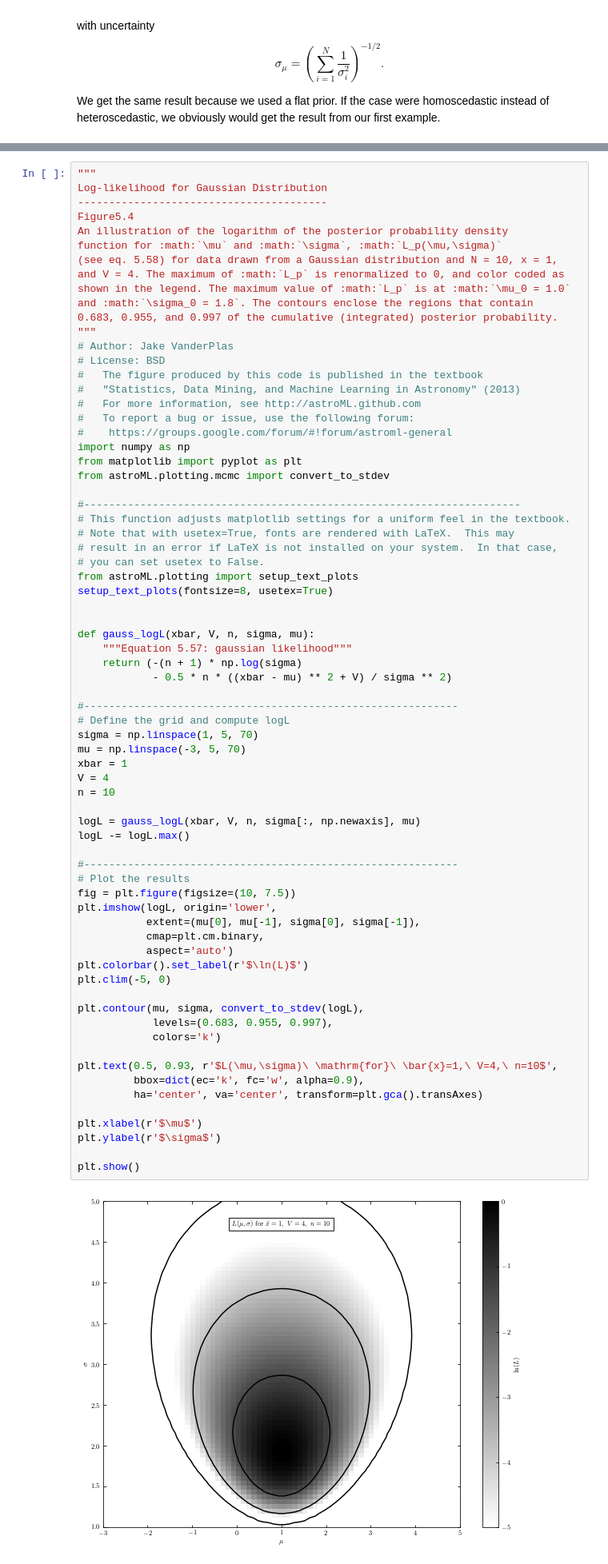
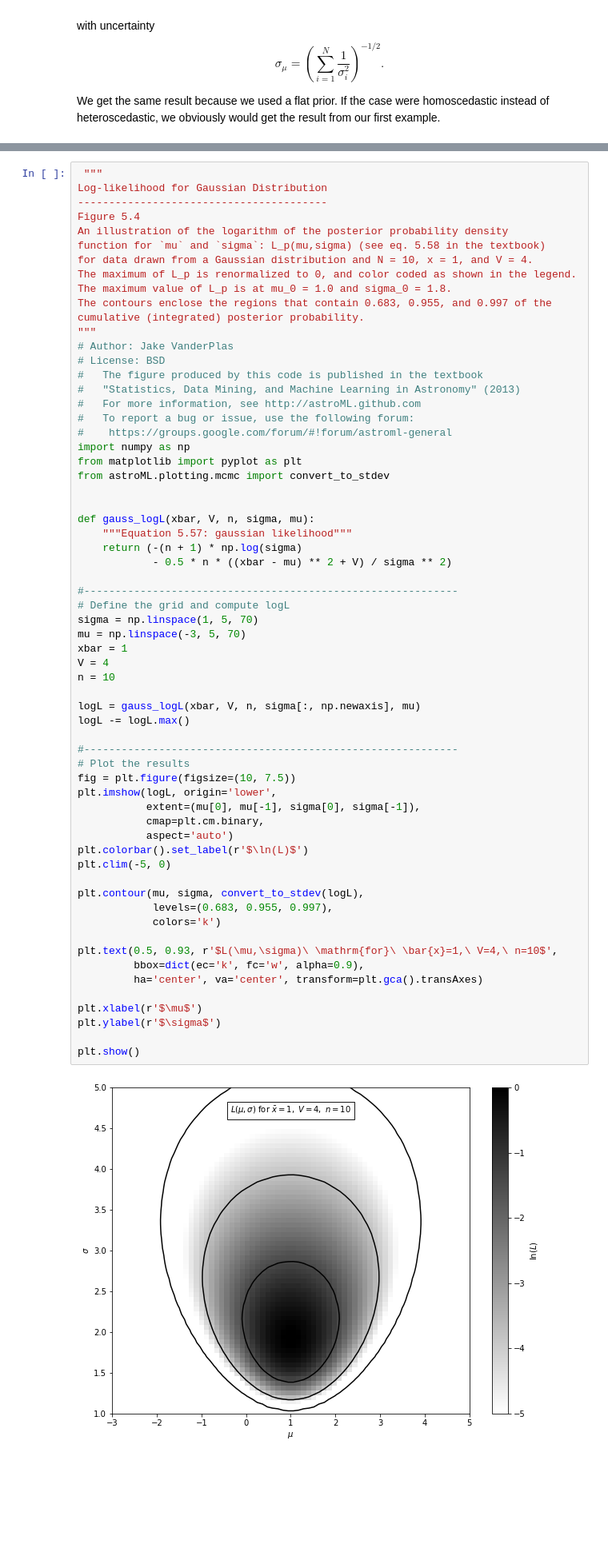
Before and after one commit to VaticanObsSummerSchool2023/lectures, a Jupyter notebook: IvezicJune23.ipynb, the cells around one changed output, grey strips where cells are left out. Shown at 80% size. Drawn from its saved outputs; the diff is of its cells as text; blank space fills up the shorter version.

```diff
--- a/IvezicJune23.ipynb
+++ b/IvezicJune23.ipynb
@@ -484,15 +492,15 @@ Load and execute the next cell to visualize the posterior pdf for the case of $(
 # %%
-"""
+ """
 Log-likelihood for Gaussian Distribution
 ----------------------------------------
-Figure5.4
+Figure 5.4
 An illustration of the logarithm of the posterior probability density
-function for :math:`\mu` and :math:`\sigma`, :math:`L_p(\mu,\sigma)`
-(see eq. 5.58) for data drawn from a Gaussian distribution and N = 10, x = 1,
-and V = 4. The maximum of :math:`L_p` is renormalized to 0, and color coded as
-shown in the legend. The maximum value of :math:`L_p` is at :math:`\mu_0 = 1.0`
-and :math:`\sigma_0 = 1.8`. The contours enclose the regions that contain
-0.683, 0.955, and 0.997 of the cumulative (integrated) posterior probability.
+function for `mu` and `sigma`: L_p(mu,sigma) (see eq. 5.58 in the textbook)
+for data drawn from a Gaussian distribution and N = 10, x = 1, and V = 4.
+The maximum of L_p is renormalized to 0, and color coded as shown in the legend.
+The maximum value of L_p is at mu_0 = 1.0 and sigma_0 = 1.8.
+The contours enclose the regions that contain 0.683, 0.955, and 0.997 of the
+cumulative (integrated) posterior probability.
 """
 # Author: Jake VanderPlas
 # License: BSD
@@ -504,14 +512,6 @@ and :math:`\sigma_0 = 1.8`. The contours enclose the regions that contain
 import numpy as np
 from matplotlib import pyplot as plt
 from astroML.plotting.mcmc import convert_to_stdev
-
-#----------------------------------------------------------------------
-# This function adjusts matplotlib settings for a uniform feel in the textbook.
-# Note that with usetex=True, fonts are rendered with LaTeX.  This may
-# result in an error if LaTeX is not installed on your system.  In that case,
-# you can set usetex to False.
-from astroML.plotting import setup_text_plots
-setup_text_plots(fontsize=8, usetex=True)
 
 
 def gauss_logL(xbar, V, n, sigma, mu):
@@ -526,34 +526,34 @@ mu = np.linspace(-3, 5, 70)
 xbar = 1
 V = 4
 n = 10
 
 logL = gauss_logL(xbar, V, n, sigma[:, np.newaxis], mu)
 logL -= logL.max()
 
 #------------------------------------------------------------
 # Plot the results
 fig = plt.figure(figsize=(10, 7.5))
 plt.imshow(logL, origin='lower',
            extent=(mu[0], mu[-1], sigma[0], sigma[-1]),
            cmap=plt.cm.binary,
            aspect='auto')
 plt.colorbar().set_label(r'$\ln(L)$')
 plt.clim(-5, 0)
 
 plt.contour(mu, sigma, convert_to_stdev(logL),
             levels=(0.683, 0.955, 0.997),
             colors='k')
 
 plt.text(0.5, 0.93, r'$L(\mu,\sigma)\ \mathrm{for}\ \bar{x}=1,\ V=4,\ n=10$',
          bbox=dict(ec='k', fc='w', alpha=0.9),
          ha='center', va='center', transform=plt.gca().transAxes)
 
 plt.xlabel(r'$\mu$')
 plt.ylabel(r'$\sigma$')
 
 plt.show()
 # %% [output]
-[figure, old version]
+[figure, new version]
 # %% [markdown]
 ### Nuisance parameters and marginalization: heteroscedastic Gaussian as an example
 
```
Also changed, not shown: parts of 18 cells of this notebook, 1 other file.
